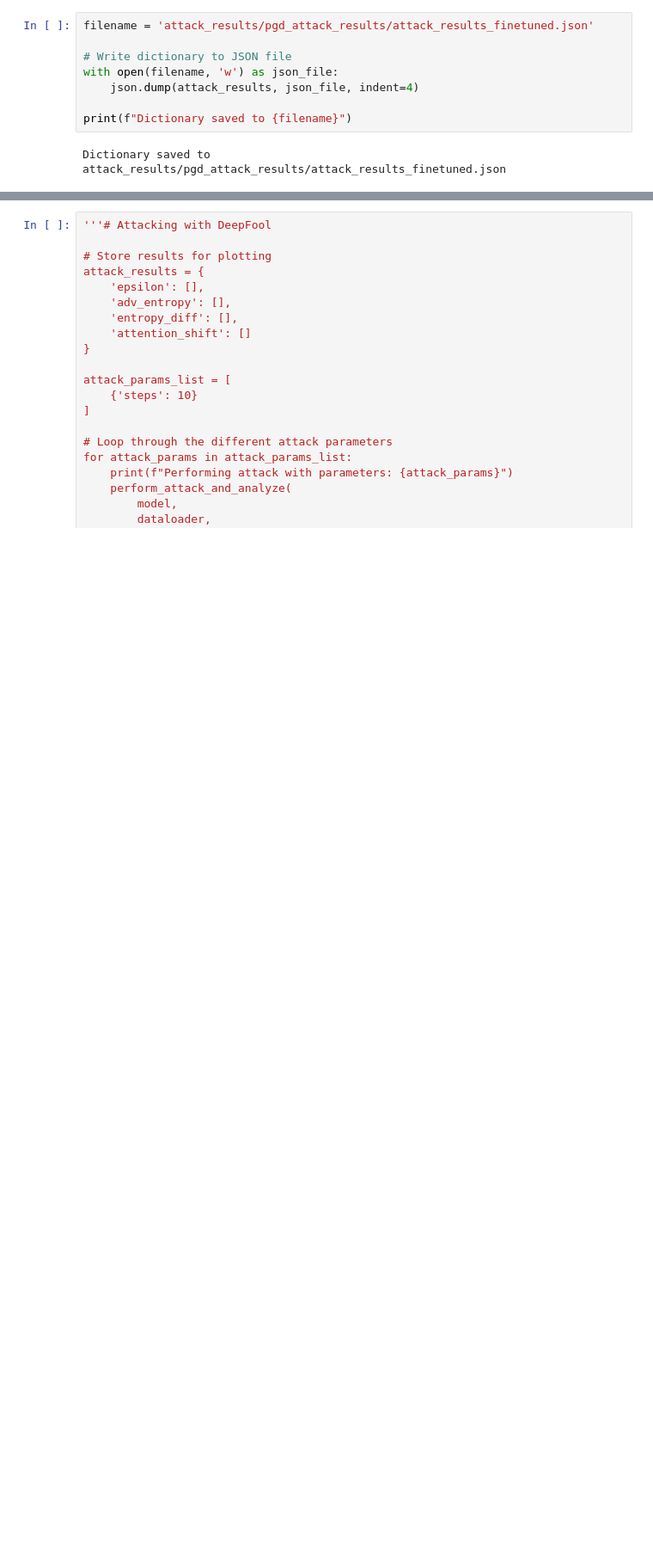
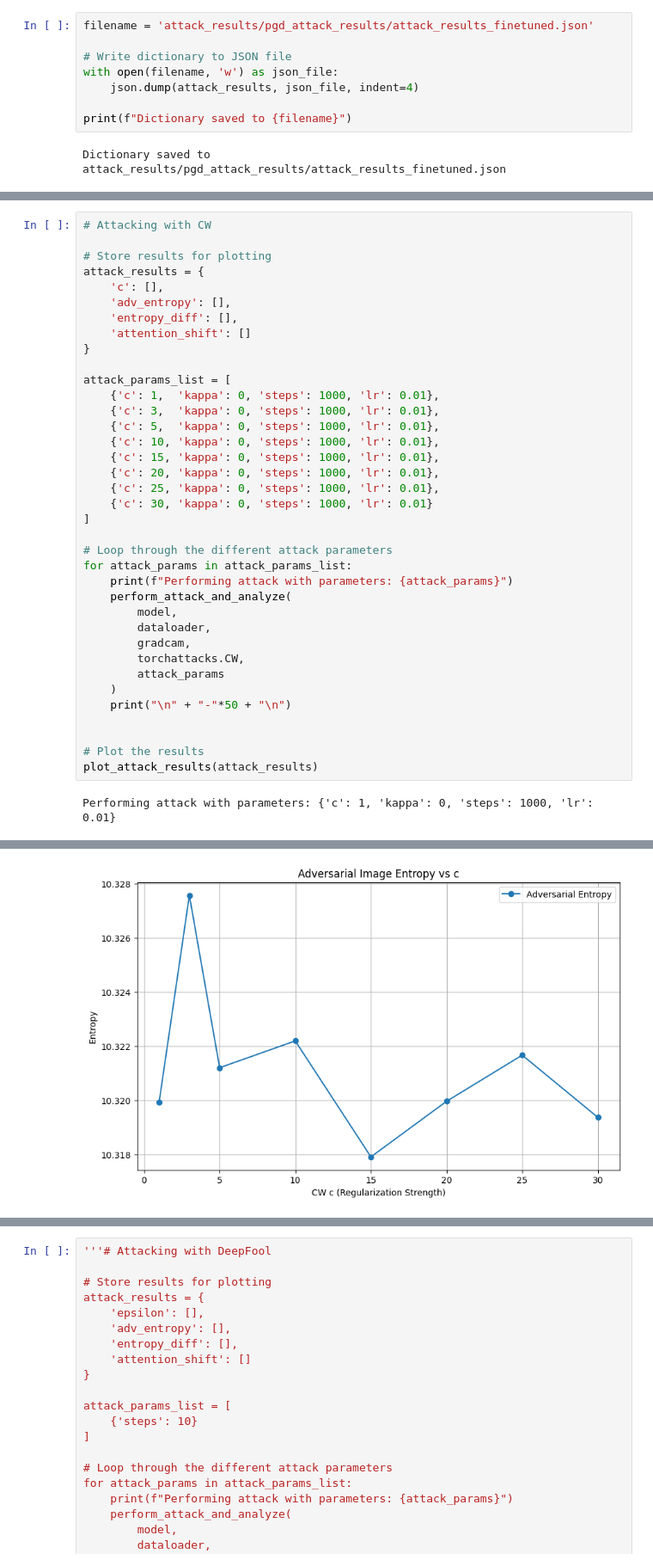
Before and after one commit to pkutz3/mls_final_project, a Jupyter notebook: gradcam_finetune.ipynb, the cells around one changed output, grey strips where cells are left out. Shown: that part at 86% size. Cells and saved outputs as stored; diff of their text form; blank space fills up the shorter version.

```diff
--- a/gradcam_finetune.ipynb
+++ b/gradcam_finetune.ipynb
@@ -444,0 +522,39 @@ Dictionary saved to fgsm_attack_results/fgsm_attack_results.json
+# %%
+# Attacking with CW
+
+# Store results for plotting
+attack_results = {
+    'c': [],
+    'adv_entropy': [],
+    'entropy_diff': [],
+    'attention_shift': []
+}
+
+attack_params_list = [
+    {'c': 1,  'kappa': 0, 'steps': 1000, 'lr': 0.01},
+    {'c': 3,  'kappa': 0, 'steps': 1000, 'lr': 0.01},
+    {'c': 5,  'kappa': 0, 'steps': 1000, 'lr': 0.01},
+    {'c': 10, 'kappa': 0, 'steps': 1000, 'lr': 0.01},
+    {'c': 15, 'kappa': 0, 'steps': 1000, 'lr': 0.01},
+    {'c': 20, 'kappa': 0, 'steps': 1000, 'lr': 0.01},
+    {'c': 25, 'kappa': 0, 'steps': 1000, 'lr': 0.01},
+    {'c': 30, 'kappa': 0, 'steps': 1000, 'lr': 0.01}
+]
+
+# Loop through the different attack parameters
+for attack_params in attack_params_list:
+    print(f"Performing attack with parameters: {attack_params}")
+    perform_attack_and_analyze(
+        model,
+        dataloader,
+        gradcam,
+        torchattacks.CW,
+        attack_params
+    )
+    print("\n" + "-"*50 + "\n")
+
+
+# Plot the results
+plot_attack_results(attack_results)
+# %% [output]
+Performing attack with parameters: {'c': 1, 'kappa': 0, 'steps': 1000, 'lr': 0.01}
@@ -444,0 +578 @@ Dictionary saved to fgsm_attack_results/fgsm_attack_results.json
+[figure, added]
```
Also changed, not shown: parts of 8 cells of this notebook, 3 other files.
